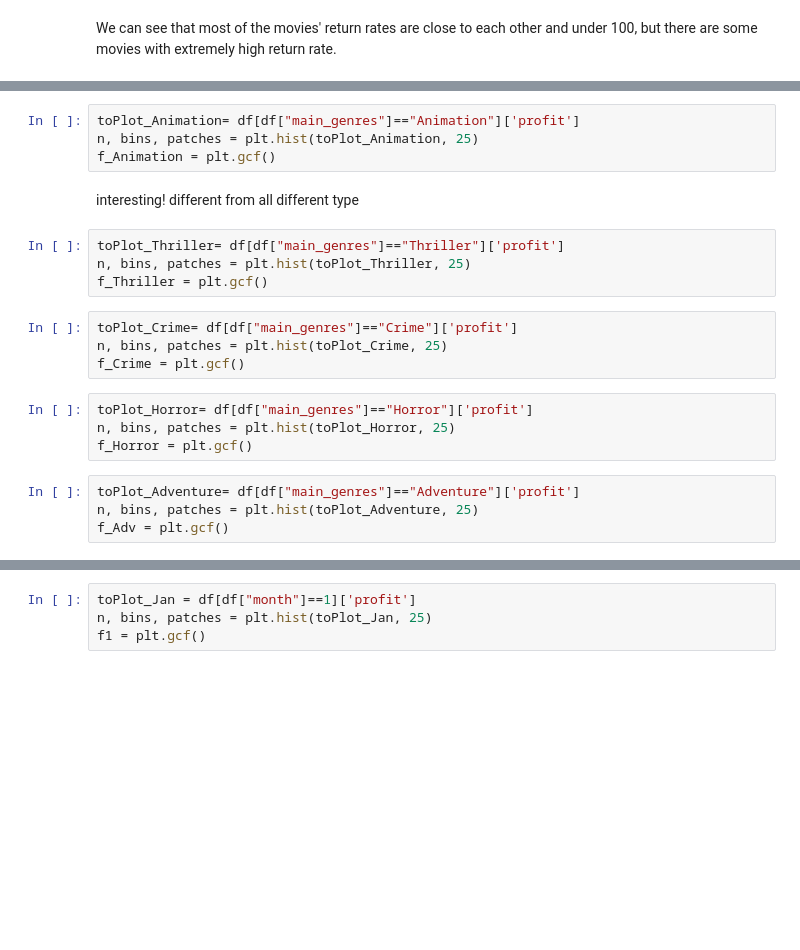
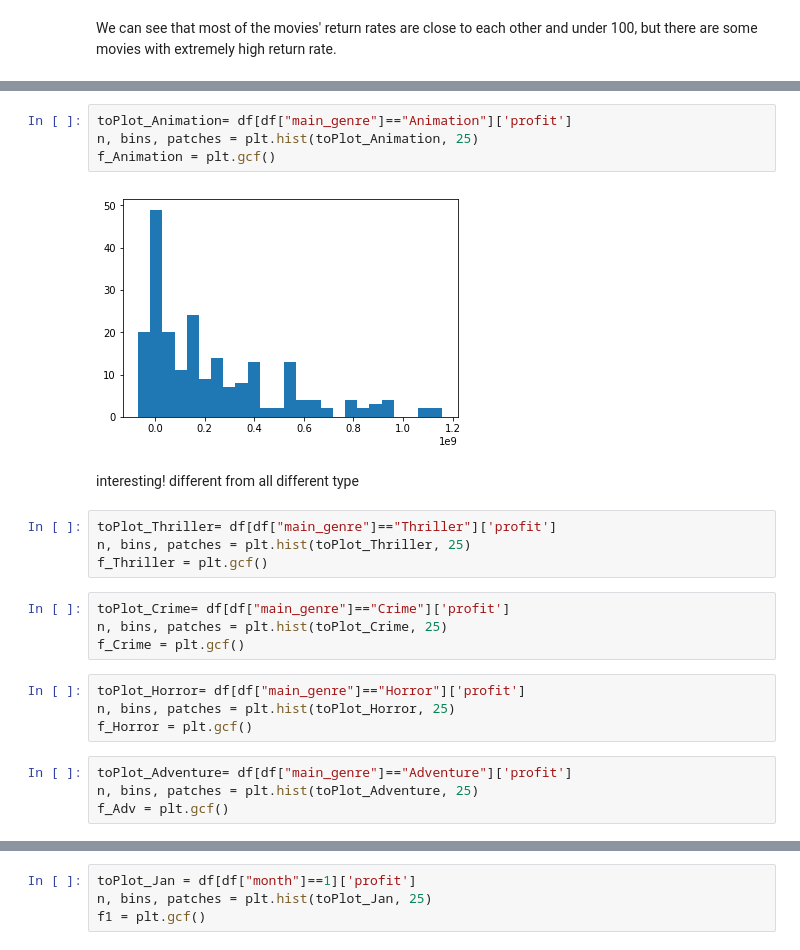
Before and after one commit to k-chau/What-Makes-a-Movie-Profit-, a Jupyter notebook: FinalProject.ipynb, the cells around one changed output, grey strips where cells are left out. Saved outputs shown, nothing was run; the diff lists cells and outputs as text; blank space fills up the shorter version.

```diff
--- a/FinalProject.ipynb
+++ b/FinalProject.ipynb
@@ -217,23 +249,25 @@ f1 = plt.gcf()
 # %%
-toPlot_Animation= df[df["main_genres"]=="Animation"]['profit']
+toPlot_Animation= df[df["main_genre"]=="Animation"]['profit']
 n, bins, patches = plt.hist(toPlot_Animation, 25)
 f_Animation = plt.gcf()
+# %% [output]
+[figure, added]
 # %% [markdown]
 interesting! different from all different type
 # %%
-toPlot_Thriller= df[df["main_genres"]=="Thriller"]['profit']
+toPlot_Thriller= df[df["main_genre"]=="Thriller"]['profit']
 n, bins, patches = plt.hist(toPlot_Thriller, 25)
 f_Thriller = plt.gcf()
 # %%
-toPlot_Crime= df[df["main_genres"]=="Crime"]['profit']
+toPlot_Crime= df[df["main_genre"]=="Crime"]['profit']
 n, bins, patches = plt.hist(toPlot_Crime, 25)
 f_Crime = plt.gcf()
 # %%
-toPlot_Horror= df[df["main_genres"]=="Horror"]['profit']
+toPlot_Horror= df[df["main_genre"]=="Horror"]['profit']
 n, bins, patches = plt.hist(toPlot_Horror, 25)
 f_Horror = plt.gcf()
 # %%
-toPlot_Adventure= df[df["main_genres"]=="Adventure"]['profit']
+toPlot_Adventure= df[df["main_genre"]=="Adventure"]['profit']
 n, bins, patches = plt.hist(toPlot_Adventure, 25)
 f_Adv = plt.gcf()
 # %%
```
Also changed, not shown: parts of 18 cells of this notebook.
